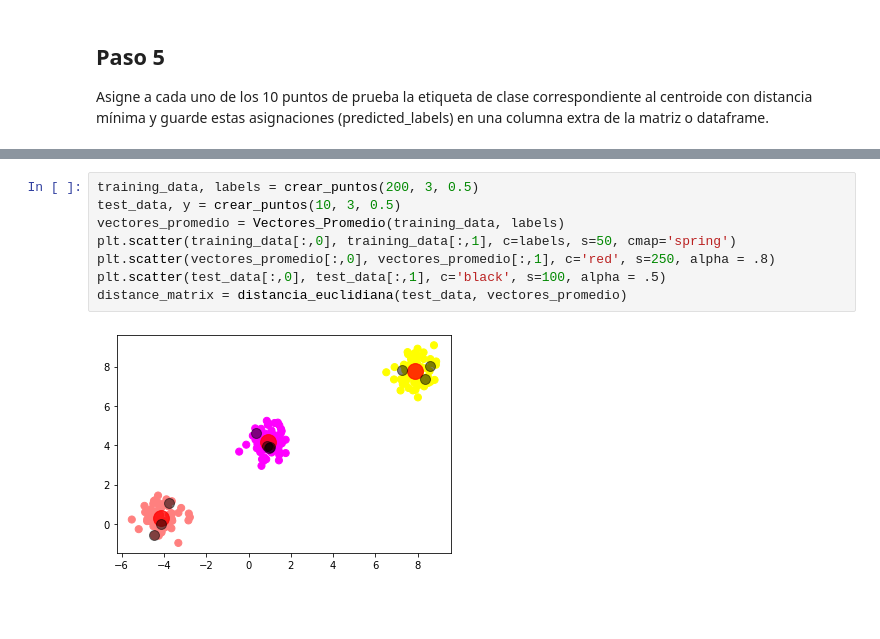
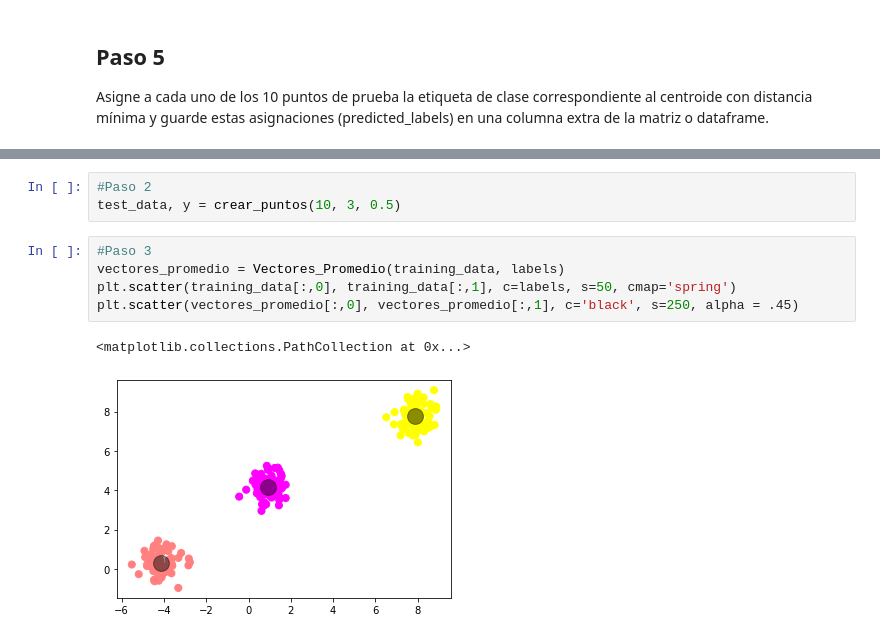
Before and after one commit to Edgar-La/Machine_Learning, a Jupyter notebook: Minimum_Euclidean_distance_classifier/MEDC.ipynb, the cells around one changed output, grey strips where cells are left out. Saved outputs shown, nothing was run; the diff lists cells and outputs as text; blank space fills up the shorter version.

```diff
--- a/Minimum_Euclidean_distance_classifier/MEDC.ipynb
+++ b/Minimum_Euclidean_distance_classifier/MEDC.ipynb
@@ -71,10 +122,11 @@ Asigne a cada uno de los 10 puntos de prueba la etiqueta de clase correspondient
+# %%
+#Paso 2
+test_data, y = crear_puntos(10, 3, 0.5)
 # %%
-training_data, labels = crear_puntos(200, 3, 0.5)
-test_data, y = crear_puntos(10, 3, 0.5)
+#Paso 3
 vectores_promedio = Vectores_Promedio(training_data, labels)
 plt.scatter(training_data[:,0], training_data[:,1], c=labels, s=50, cmap='spring')
-plt.scatter(vectores_promedio[:,0], vectores_promedio[:,1], c='red', s=250, alpha = .8)
-plt.scatter(test_data[:,0], test_data[:,1], c='black', s=100, alpha = .5)
-distance_matrix = distancia_euclidiana(test_data, vectores_promedio)
+plt.scatter(vectores_promedio[:,0], vectores_promedio[:,1], c='black', s=250, alpha = .45)
 # %% [output]
+<matplotlib.collections.PathCollection at 0x...>
-[figure, old version]
+[figure, new version]
```
Also changed, not shown: parts of 12 cells of this notebook.
